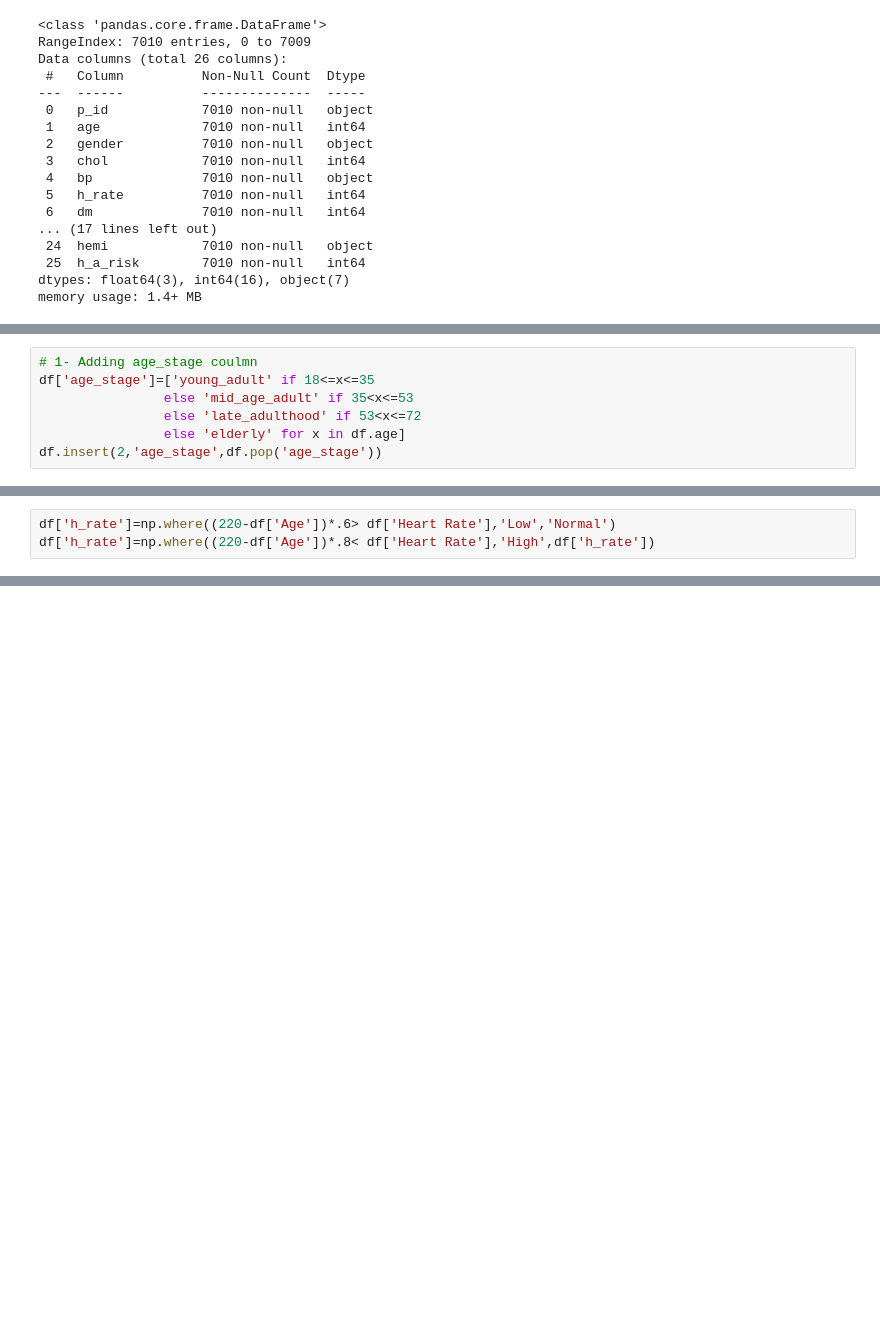
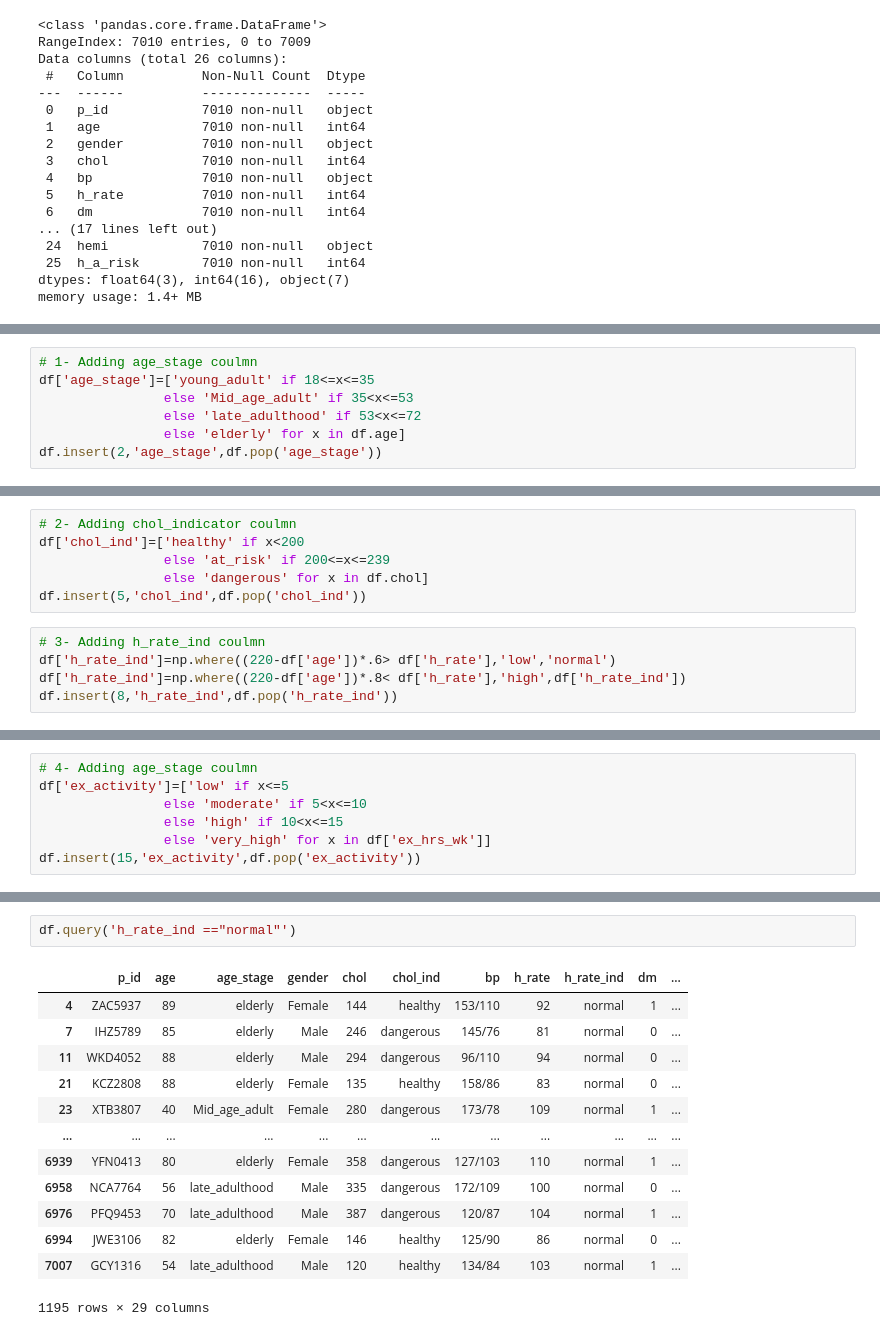
Before and after one commit to hend-a-ghafour/Heart_Attack_Risk_Analysis, a Jupyter notebook: Heart_Attack_Risk_Analysis.ipynb, the cells around one changed output, grey strips where cells are left out. Drawn from its saved outputs; the diff is of its cells as text; blank space fills up the shorter version.

Commit message:
Adding Columns- chol_ind, h_rate_ind, & ex_activity

```diff
--- a/Heart_Attack_Risk_Analysis.ipynb
+++ b/Heart_Attack_Risk_Analysis.ipynb
@@ -436,7 +457,7 @@ memory usage: 1.4+ MB
 # %%
 # 1- Adding age_stage coulmn
 df['age_stage']=['young_adult' if 18<=x<=35
-                else 'mid_age_adult' if 35<x<=53
+                else 'Mid_age_adult' if 35<x<=53
                 else 'late_adulthood' if 53<x<=72
                 else 'elderly' for x in df.age]
 df.insert(2,'age_stage',df.pop('age_stage'))
@@ -463,3 +464,11 @@ memory usage: 1.4+ MB
+# %%
+# 2- Adding chol_indicator coulmn
+df['chol_ind']=['healthy' if x<200
+                else 'at_risk' if 200<=x<=239
+                else 'dangerous' for x in df.chol]
+df.insert(5,'chol_ind',df.pop('chol_ind'))
 # %%
-df['h_rate']=np.where((220-df['Age'])*.6> df['Heart Rate'],'Low','Normal')
-df['h_rate']=np.where((220-df['Age'])*.8< df['Heart Rate'],'High',df['h_rate'])
+# 3- Adding h_rate_ind coulmn
+df['h_rate_ind']=np.where((220-df['age'])*.6> df['h_rate'],'low','normal')
+df['h_rate_ind']=np.where((220-df['age'])*.8< df['h_rate'],'high',df['h_rate_ind'])
+df.insert(8,'h_rate_ind',df.pop('h_rate_ind'))
@@ -467,0 +475,7 @@ KeyError: 'Age'
+# %%
+# 4- Adding age_stage coulmn
+df['ex_activity']=['low' if x<=5
+                else 'moderate' if 5<x<=10
+                else 'high' if 10<x<=15
+                else 'very_high' for x in df['ex_hrs_wk']]
+df.insert(15,'ex_activity',df.pop('ex_activity'))
@@ -467,0 +502,16 @@ KeyError: 'Age'
+# %%
+df.query('h_rate_ind =="normal"')
+# %% [output]
+|  | p_id | age | age_stage | gender | chol | chol_ind | bp | h_rate | h_rate_ind | dm | ... |
+| 4 | ZAC5937 | 89 | elderly | Female | 144 | healthy | 153/110 | 92 | normal | 1 | ... |
+| 7 | IHZ5789 | 85 | elderly | Male | 246 | dangerous | 145/76 | 81 | normal | 0 | ... |
+| 11 | WKD4052 | 88 | elderly | Male | 294 | dangerous | 96/110 | 94 | normal | 0 | ... |
+| 21 | KCZ2808 | 88 | elderly | Female | 135 | healthy | 158/86 | 83 | normal | 0 | ... |
+| 23 | XTB3807 | 40 | Mid_age_adult | Female | 280 | dangerous | 173/78 | 109 | normal | 1 | ... |
+| ... | ... | ... | ... | ... | ... | ... | ... | ... | ... | ... | ... |
+| 6939 | YFN0413 | 80 | elderly | Female | 358 | dangerous | 127/103 | 110 | normal | 1 | ... |
+| 6958 | NCA7764 | 56 | late_adulthood | Male | 335 | dangerous | 172/109 | 100 | normal | 0 | ... |
+| 6976 | PFQ9453 | 70 | late_adulthood | Male | 387 | dangerous | 120/87 | 104 | normal | 1 | ... |
+| 6994 | JWE3106 | 82 | elderly | Female | 146 | healthy | 125/90 | 86 | normal | 0 | ... |
+| 7007 | GCY1316 | 54 | late_adulthood | Male | 120 | healthy | 134/84 | 103 | normal | 1 | ... |
+1195 rows × 29 columns
```
Also changed, not shown: parts of 4 cells of this notebook.
